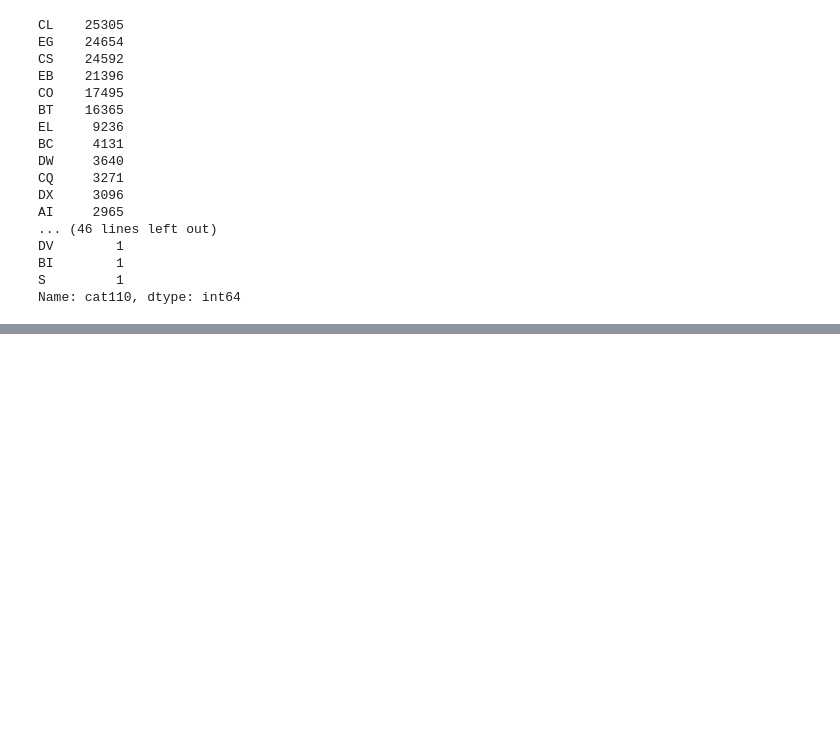
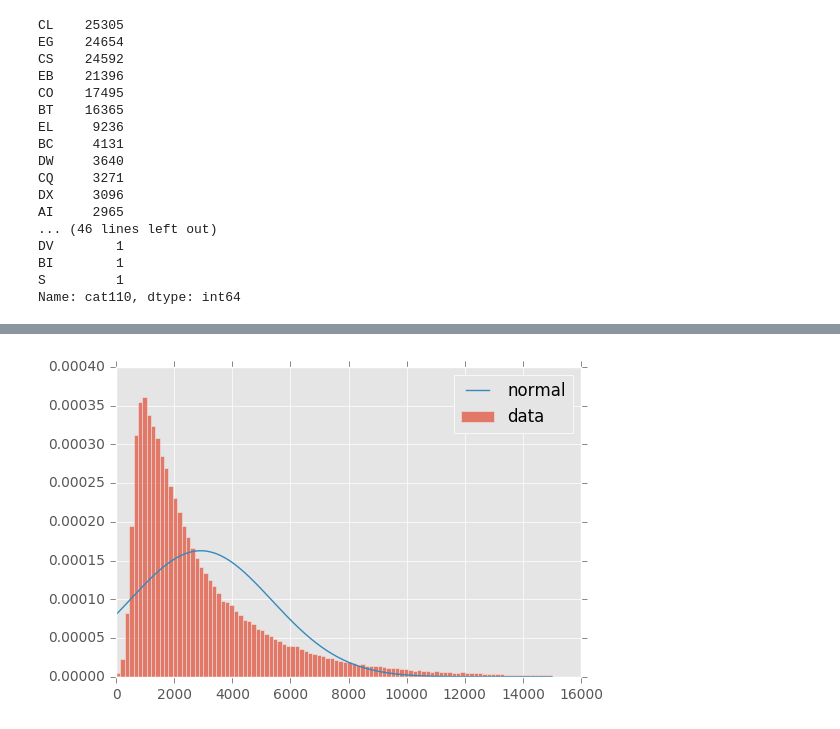
Before and after one commit to livenb/Allstate_Claims_Severity, a Jupyter notebook: notebook/data_explore.ipynb, the cells around one changed output, grey strips where cells are left out. Drawn from its saved outputs; the diff is of its cells as text; code cells hidden in the pictures; blank space fills up the shorter version.

```diff
--- a/notebook/data_explore.ipynb
+++ b/notebook/data_explore.ipynb
@@ -167,0 +202,6 @@ Name: cat110, dtype: int64
+# %%
+y_1 = y[y<15000]
+# %%
+fit_plot(y_1)
+# %% [output]
+[figure, added]
```
Also changed, not shown: parts of 8 cells of this notebook.
